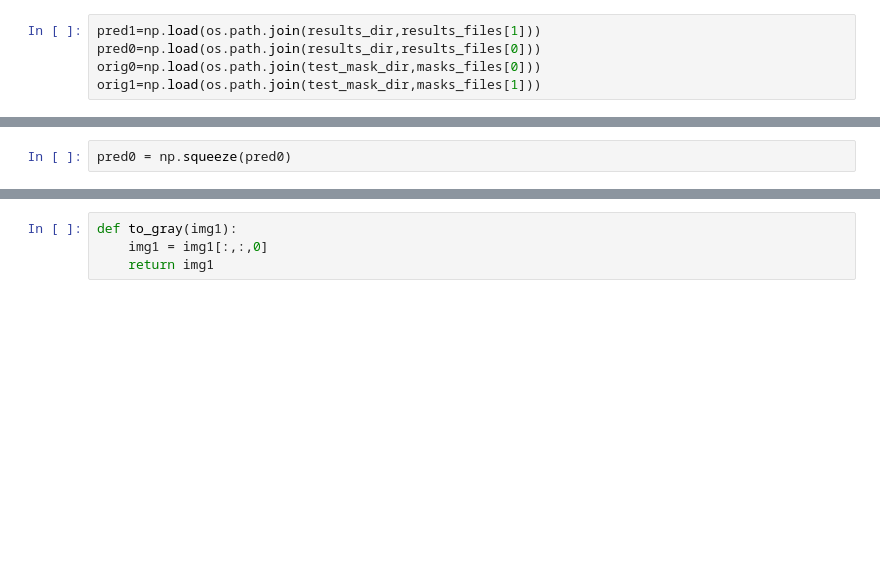
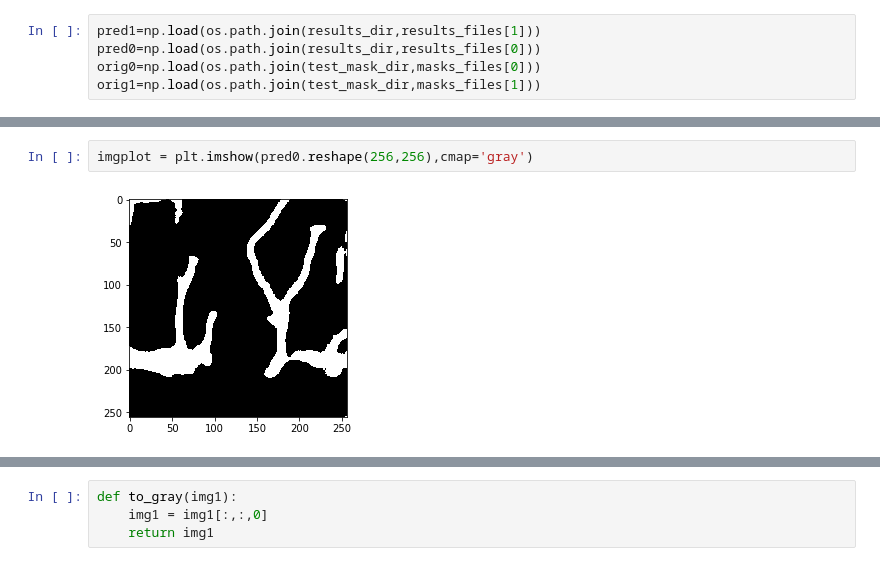
Before and after one commit to Chen-Yifan/DEM_segmentation, a Jupyter notebook: vis.ipynb, the cells around one changed output, grey strips where cells are left out. Saved outputs shown, nothing was run; the diff lists cells and outputs as text; blank space fills up the shorter version.

```diff
--- a/vis.ipynb
+++ b/vis.ipynb
@@ -18,2 +17,0 @@ pred1 = np.squeeze(pred1)
-# %%
-pred0 = np.squeeze(pred0)
@@ -24 +36,5 @@ imgplot = plt.imshow(to_gray(orig0),cmap='gray')
+# %%
+imgplot = plt.imshow(pred0.reshape(256,256),cmap='gray')
+# %% [output]
+[figure, added]
 # %%
```
Also changed, not shown: parts of 7 cells of this notebook, 7 other files.
